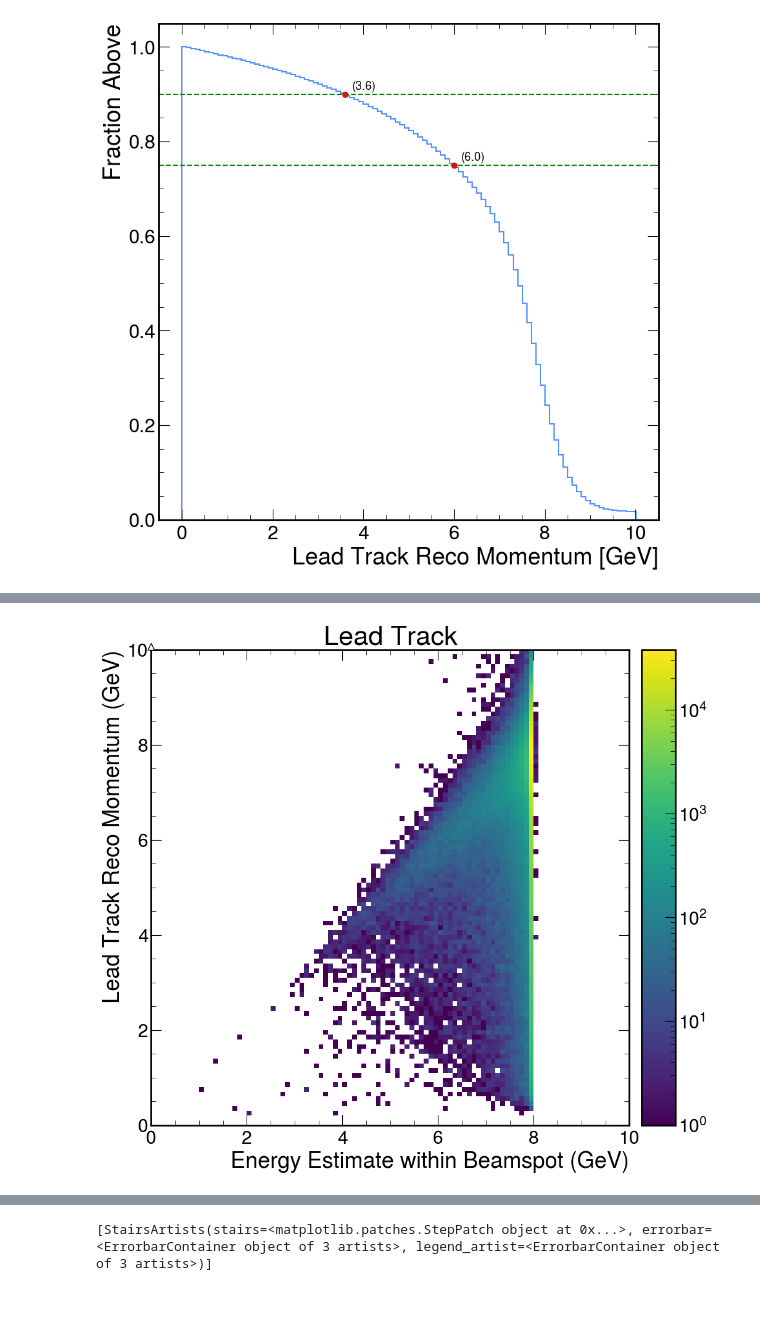
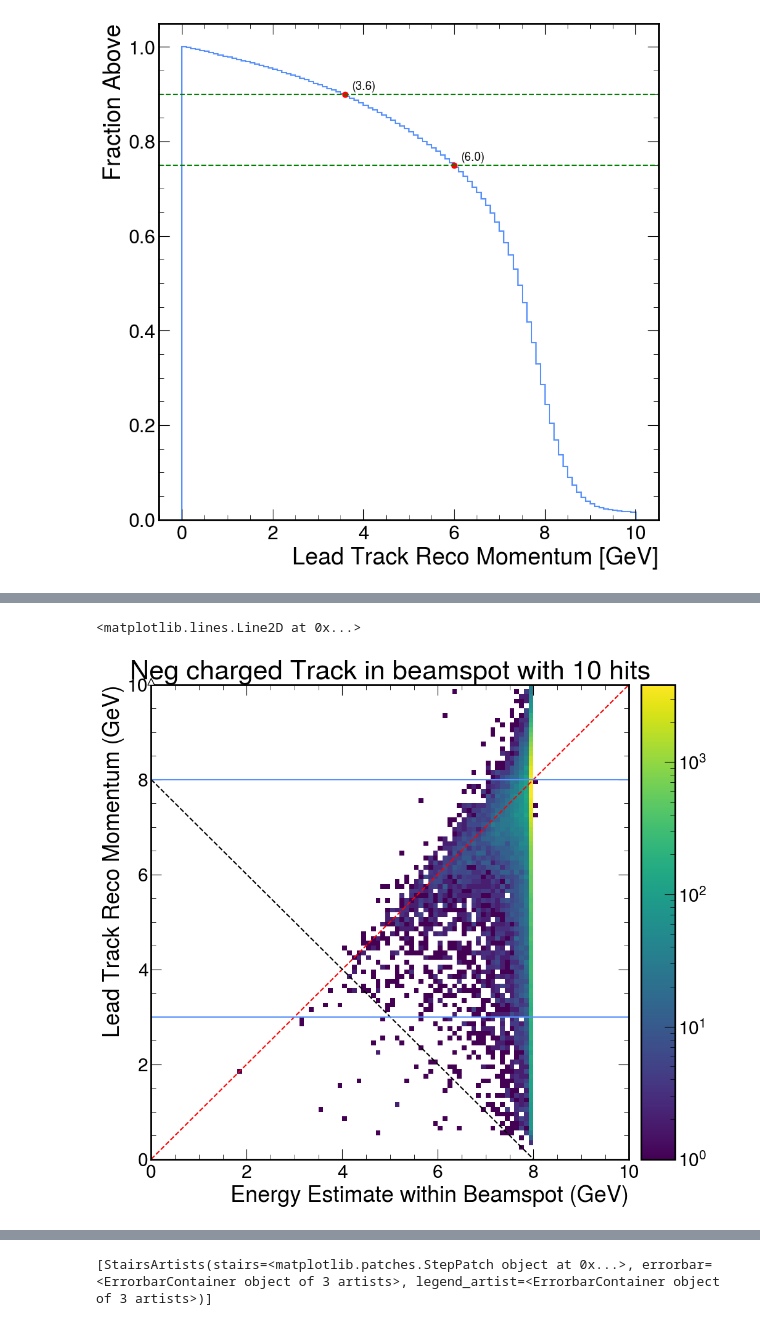
Before and after one commit to rodr1001/my_code, a Jupyter notebook: ldmx/EAT_Tracking/STREAMLINE-plot-eat-tracking-histograms.ipynb, the cells around one changed output, grey strips where cells are left out. Saved outputs shown, nothing was run; the diff lists cells and outputs as text; code cells hidden in the pictures.

```diff
--- a/ldmx/EAT_Tracking/STREAMLINE-plot-eat-tracking-histograms.ipynb
+++ b/ldmx/EAT_Tracking/STREAMLINE-plot-eat-tracking-histograms.ipynb
@@ -25,7 +25,7 @@ class HistFile:
             return self._file[item]
         return self._ana_dir[f'{self._ana}_{item}']
 # %%
-f = HistFile('hist_track_ana_10.root', 'TrackAnalyzer')
+f = HistFile('hist_track_ana_1_TEST.root', 'TrackAnalyzer')
 # %%
 f.keys()
 # %% [output]
@@ -195,9 +236,14 @@ plt.savefig("leadtrk_reco_vs_sim_momentum-sample.jpg")
 # %%
 h=f['leadtrk_reco_all_reqs_vs_Energy_Estimate_Beamspot'].to_hist()
 #h_rebin = h[{0:hist.rebin(),1:hist.rebin(5)}]
-plt.title("Lead Track")
+plt.title("Neg charged Track in beamspot with 10 hits")
 h.plot(cmin=1, norm="log")
+plt.axline((0, 0), slope=1,color="red", linestyle="--")
+plt.axline((8, 0), slope=-1,color="black", linestyle="--")
+plt.axhline(8)
+plt.axhline(3)
 #plt.show()
-plt.savefig("leadtrk_reco_all_reqs_vs_energy_estimate_beamspot_sample.jpg")
+#plt.savefig("leadtrk_reco_all_reqs_vs_energy_estimate_beamspot_demarcation.jpg")
 # %% [output]
+<matplotlib.lines.Line2D at 0x...>
-[figure, old version]
+[figure, new version]
```
Also changed, not shown: parts of 15 cells of this notebook, 1 other file.
